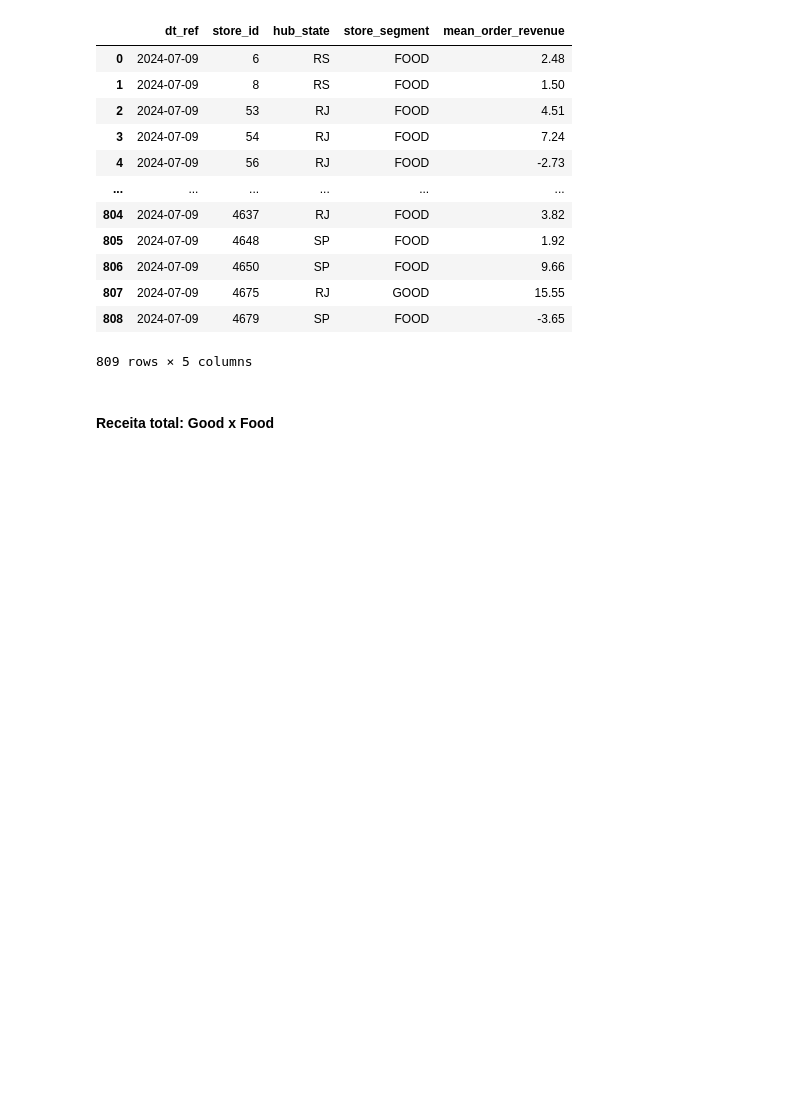
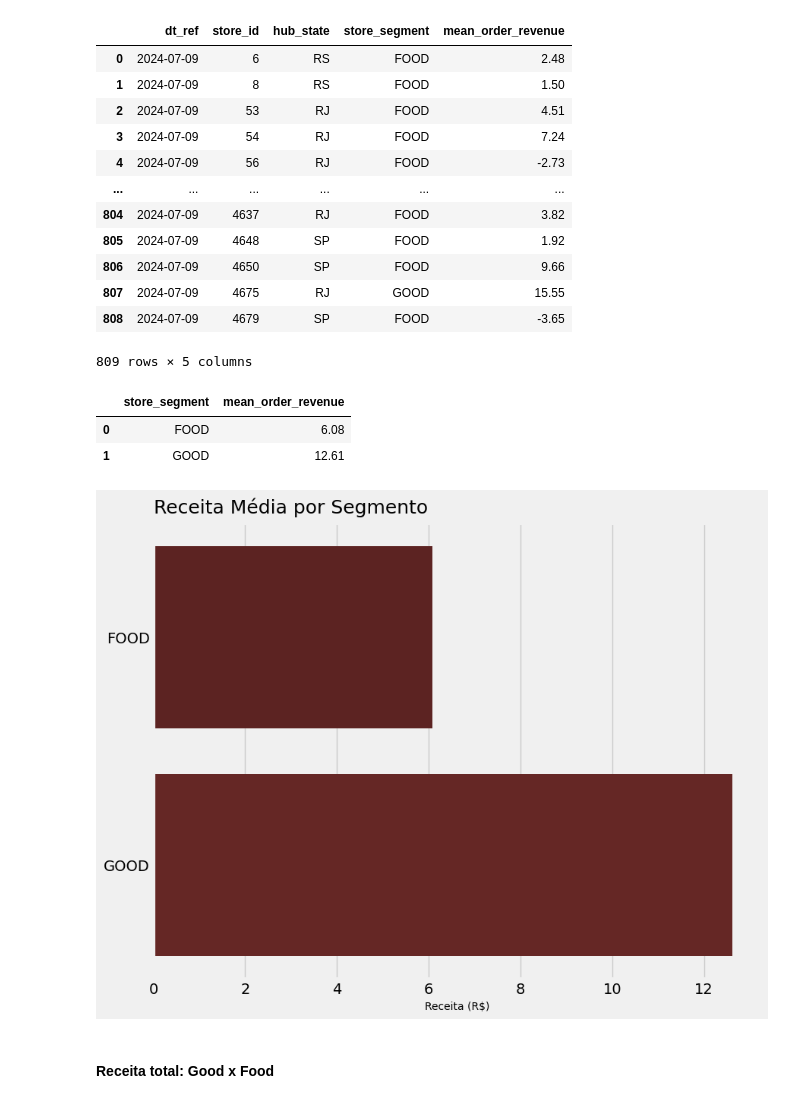
Before and after one commit to datalopes1/desafio_delivery, a Jupyter notebook: notebooks/analysis.ipynb, the cells around one changed output. Saved outputs shown, nothing was run; the diff lists cells and outputs as text; code cells hidden in the pictures; blank space fills up the shorter version.

```diff
--- a/notebooks/analysis.ipynb
+++ b/notebooks/analysis.ipynb
@@ -568,6 +560,26 @@ mean_revenue
 | 807 | 2024-07-09 | 4675 | RJ | GOOD | 15.55 |
 | 808 | 2024-07-09 | 4679 | SP | FOOD | -3.65 |
 809 rows × 5 columns
+# %%
+# Observando os dados absolutos
+
+absm_revenue = df.groupby('store_segment').agg(mean_order_revenue = ('order_revenue', 'mean')).round(2).reset_index()
+absm_revenue
+# %% [output]
+|  | store_segment | mean_order_revenue |
+| 0 | FOOD | 6.08 |
+| 1 | GOOD | 12.61 |
+# %%
+fig = plt.figure(figsize = (8, 6))
+ax = fig.add_axes([0, 0, 1 , 1])
+
+sns.barplot(absm_revenue, x = 'mean_order_revenue', y = 'store_segment', palette = my_palette)
+ax.set_title('Receita Média por Segmento', loc = 'left', fontsize = 18, pad = 10)
+ax.set_xlabel('Receita (R$)', fontsize = 10)
+ax.set_ylabel('')
+plt.show()
+# %% [output]
+[figure, added]
 # %% [markdown]
 #### Receita total: Good x Food
 # %%
```
Also changed, not shown: parts of 11 cells of this notebook, 6 other files.
